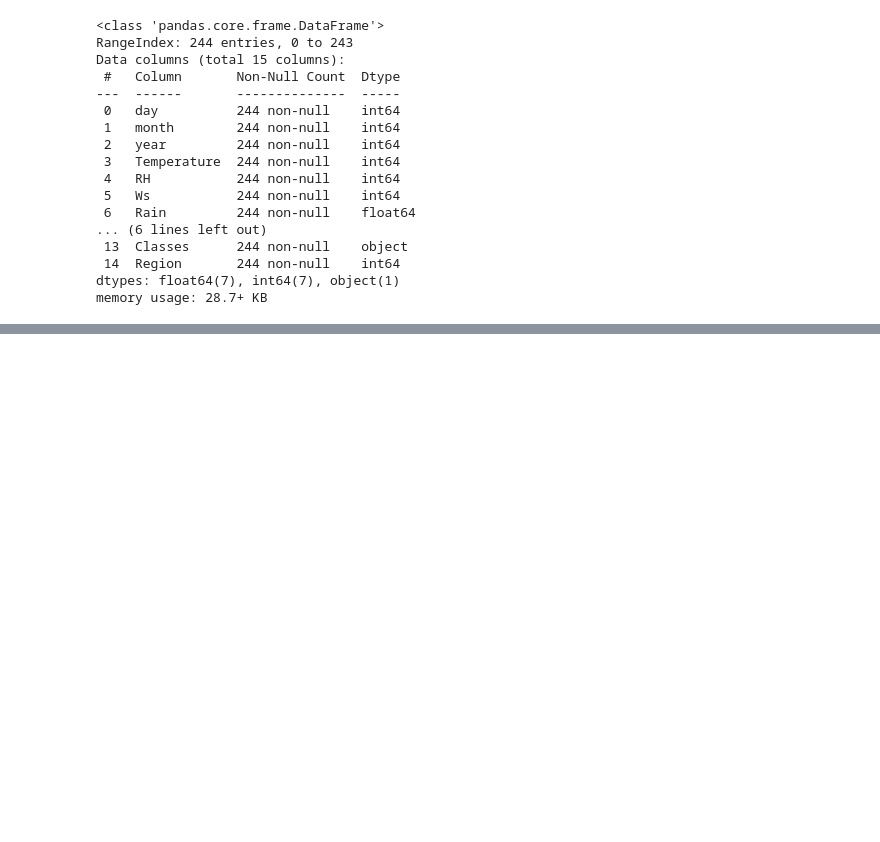
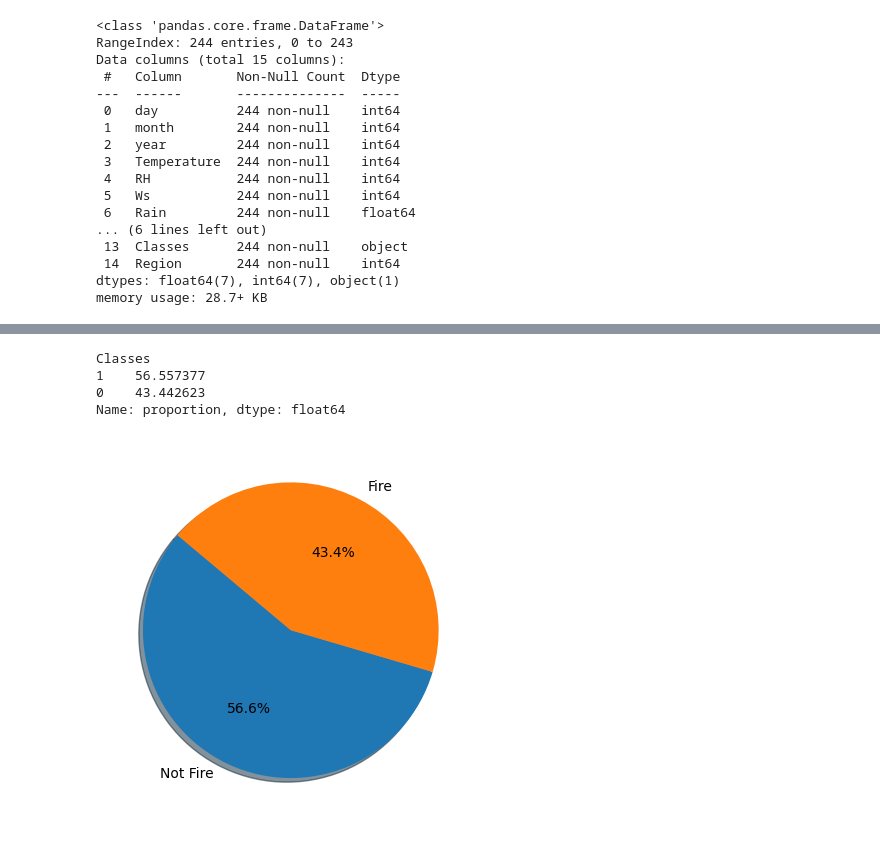
Before and after one commit to SawhneySatvik/MachineLearning, a Jupyter notebook: 06.Regression/ForestFires.ipynb, the cells around one changed output, grey strips where cells are left out. Cells and saved outputs as stored; diff of their text form; code cells hidden in the pictures; blank space fills up the shorter version.

```diff
--- a/06.Regression/ForestFires.ipynb
+++ b/06.Regression/ForestFires.ipynb
@@ -138,0 +180,13 @@ KeyError: "None of [Index(['DCFWI'], dtype='object')] are in the [columns]"
+# %%
+percentage = df_copy['Classes'].value_counts(normalize=True)*100
+percentage
+# %% [output]
+Classes
+1    56.557377
+0    43.442623
+Name: proportion, dtype: float64
+# %%
+plt.pie(percentage, labels=['Not Fire', 'Fire'], autopct='%1.1f%%', shadow=True, startangle=140)
+plt.show()
+# %% [output]
+[figure, added]
```
Also changed, not shown: parts of 12 cells of this notebook.
